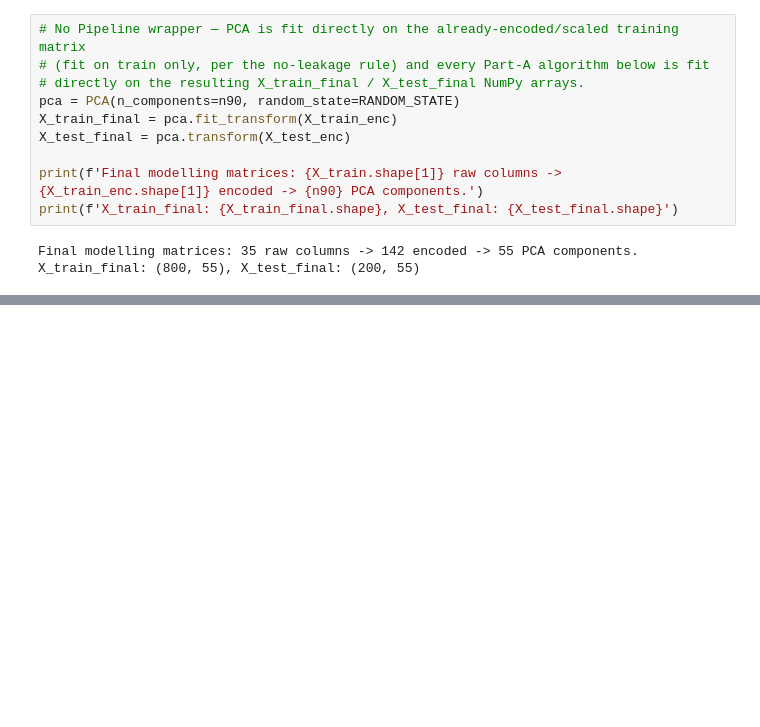
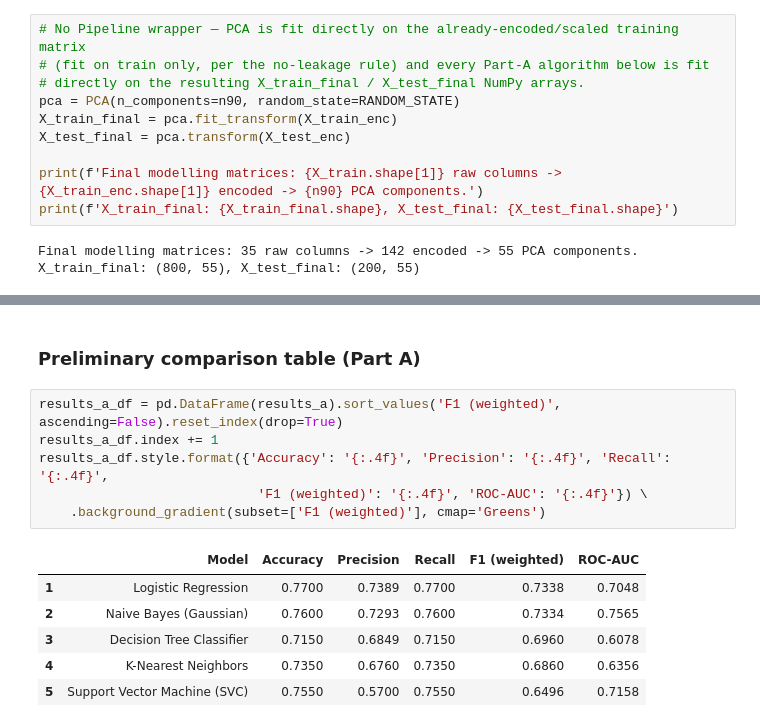
Before and after one commit to GVR2007/AI-risk-analysis, a Jupyter notebook: notebooks/classification_no_pipeline.ipynb, the cells around one changed output, grey strips where cells are left out. Drawn from its saved outputs; the diff is of its cells as text; blank space fills up the shorter version.

```diff
--- a/notebooks/classification_no_pipeline.ipynb
+++ b/notebooks/classification_no_pipeline.ipynb
@@ -405,0 +422,15 @@ X_train_final: (800, 55), X_test_final: (200, 55)
+# %% [markdown]
+### Preliminary comparison table (Part A)
+# %%
+results_a_df = pd.DataFrame(results_a).sort_values('F1 (weighted)', ascending=False).reset_index(drop=True)
+results_a_df.index += 1
+results_a_df.style.format({'Accuracy': '{:.4f}', 'Precision': '{:.4f}', 'Recall': '{:.4f}',
+                            'F1 (weighted)': '{:.4f}', 'ROC-AUC': '{:.4f}'}) \
+    .background_gradient(subset=['F1 (weighted)'], cmap='Greens')
+# %% [output]
+|  | Model | Accuracy | Precision | Recall | F1 (weighted) | ROC-AUC |
+| 1 | Logistic Regression | 0.7700 | 0.7389 | 0.7700 | 0.7338 | 0.7048 |
+| 2 | Naive Bayes (Gaussian) | 0.7600 | 0.7293 | 0.7600 | 0.7334 | 0.7565 |
+| 3 | Decision Tree Classifier | 0.7150 | 0.6849 | 0.7150 | 0.6960 | 0.6078 |
+| 4 | K-Nearest Neighbors | 0.7350 | 0.6760 | 0.7350 | 0.6860 | 0.6356 |
+| 5 | Support Vector Machine (SVC) | 0.7550 | 0.5700 | 0.7550 | 0.6496 | 0.7158 |
```
Also changed, not shown: parts of 6 cells of this notebook.
